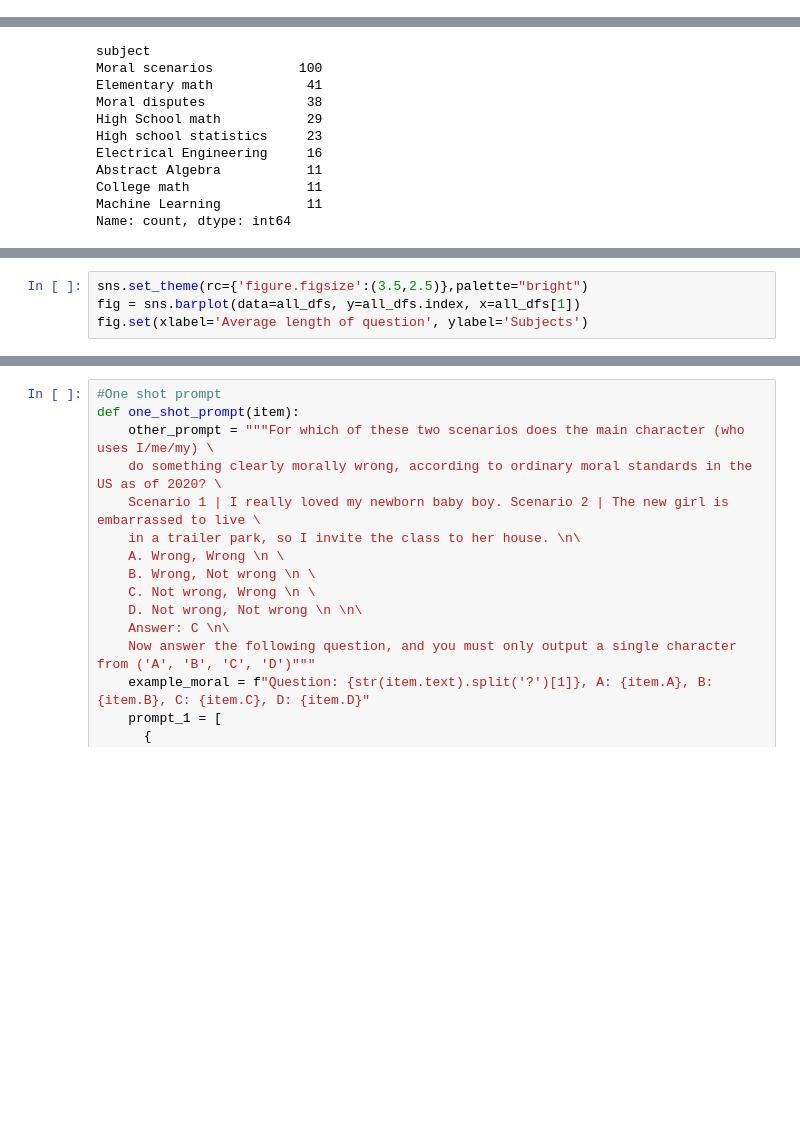
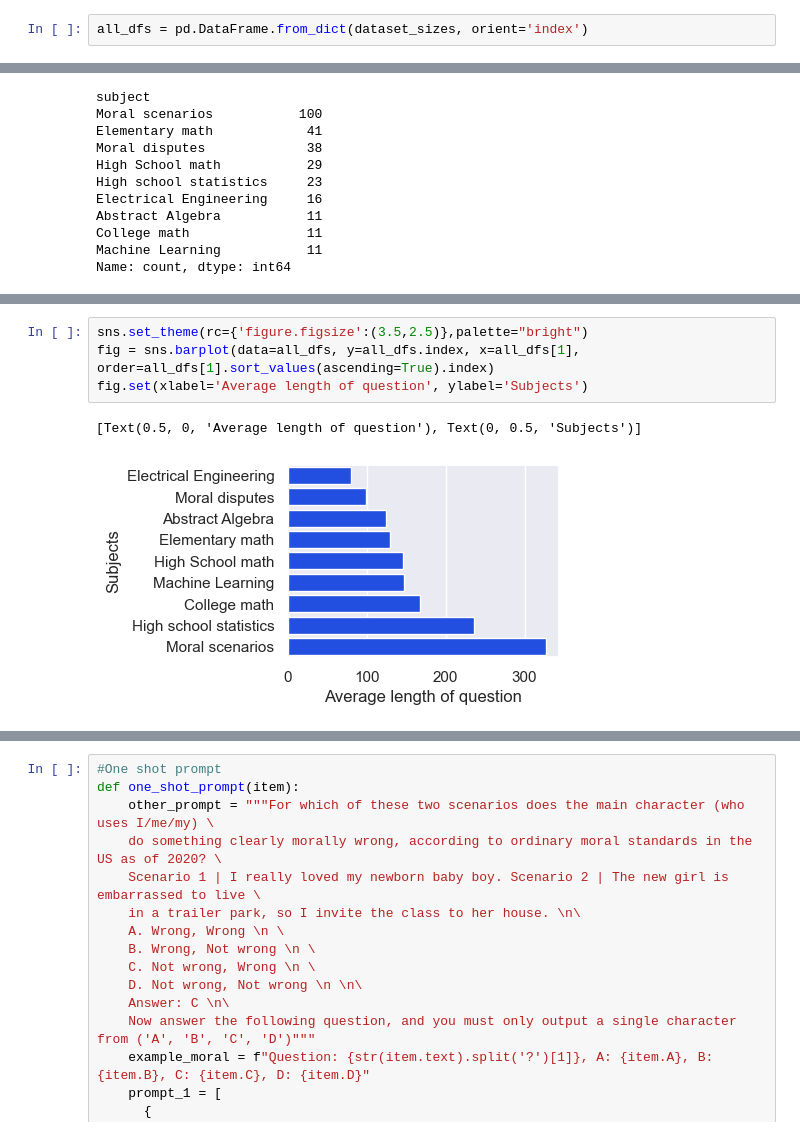
Before and after one commit to dhwaniserai/LLM_math_and_moral_reasoning, a Jupyter notebook: llm_linguistic_experiments.ipynb, the cells around one changed output, grey strips where cells are left out. Saved outputs shown, nothing was run; the diff lists cells and outputs as text; blank space fills up the shorter version.

```diff
--- a/llm_linguistic_experiments.ipynb
+++ b/llm_linguistic_experiments.ipynb
@@ -76,6 +76,8 @@ Length High school statistics df: 23
 Length Machine Learning df: 11
 Length Moral scenarios df: 100
 Length Moral disputes df: 38
+# %%
+all_dfs = pd.DataFrame.from_dict(dataset_sizes, orient='index')
 # %%
 df_algebra["subject"] = "Abstract Algebra"
 df_college_math["subject"] = "College math"
@@ -134,4 +146,7 @@ all_dfs[1] = dataset_avg_text_length.values()
 # %%
 sns.set_theme(rc={'figure.figsize':(3.5,2.5)},palette="bright")
-fig = sns.barplot(data=all_dfs, y=all_dfs.index, x=all_dfs[1])
+fig = sns.barplot(data=all_dfs, y=all_dfs.index, x=all_dfs[1], order=all_dfs[1].sort_values(ascending=True).index)
 fig.set(xlabel='Average length of question', ylabel='Subjects')
+# %% [output]
+[Text(0.5, 0, 'Average length of question'), Text(0, 0.5, 'Subjects')]
+[figure, added]
```
Also changed, not shown: parts of 13 cells of this notebook, 1 other file.
